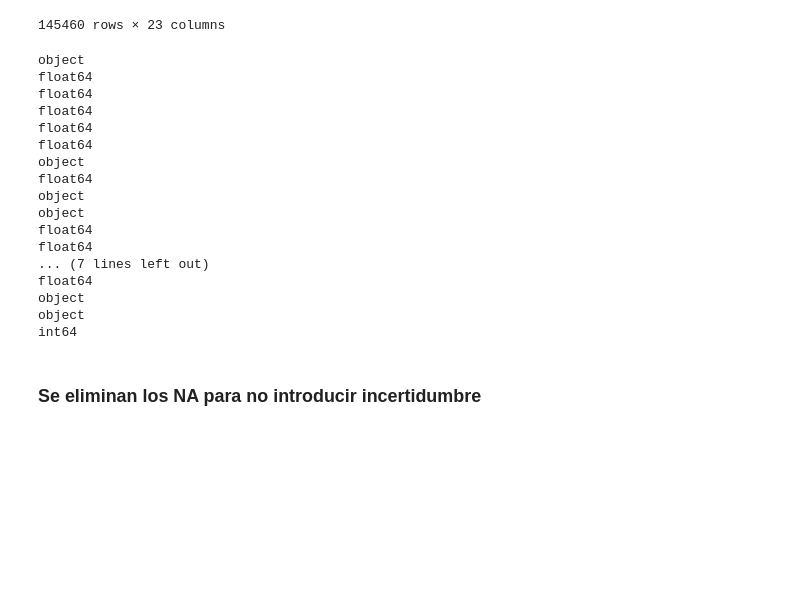
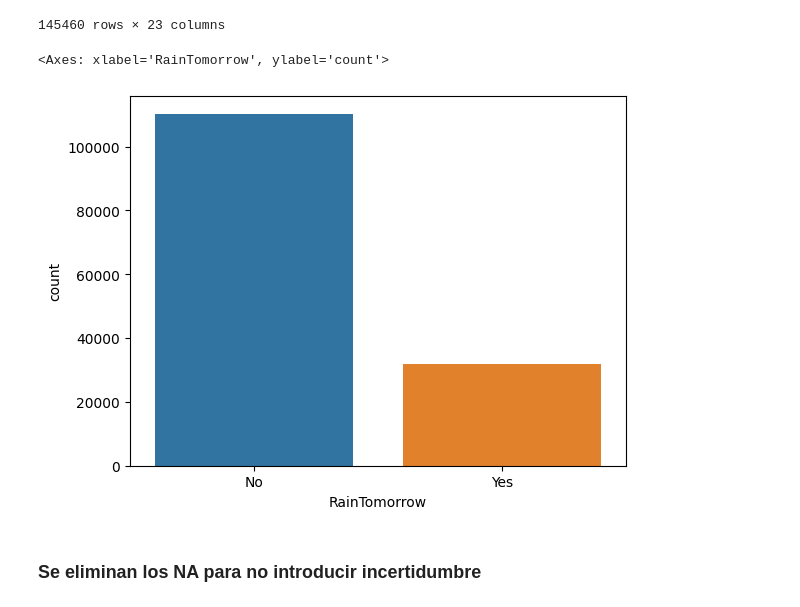
Before and after one commit to Equipo-empanada/rainfall_NN, a Jupyter notebook: rainfallNN.ipynb, the cells around one changed output. Cells and saved outputs as stored; diff of their text form; code cells hidden in the pictures; blank space fills up the shorter version.

```diff
--- a/rainfallNN.ipynb
+++ b/rainfallNN.ipynb
@@ -52,27 +57,12 @@ df
 | 145458 | Uluru | 7.8 | 27.0 | 0.0 | NaN | NaN | SE | 28.0 | SSE | ... |
 | 145459 | Uluru | 14.9 | NaN | 0.0 | NaN | NaN | NaN | NaN | ESE | ... |
 145460 rows × 23 columns
-# %%
-for col in df.columns:
-    print(df[col].dtype)
-# %% [output]
-object
-float64
-float64
-float64
-float64
-float64
-object
-float64
-object
-object
-float64
-float64
-... (7 lines left out)
-float64
-object
-object
-int64
+# %%
+#plot target histogram
+sns.countplot(x='RainTomorrow', data=df)
+# %% [output]
+<Axes: xlabel='RainTomorrow', ylabel='count'>
+[figure, added]
 # %% [markdown]
 ### Se eliminan los NA para no introducir incertidumbre
 # %%
```
Also changed, not shown: parts of 18 cells of this notebook.
